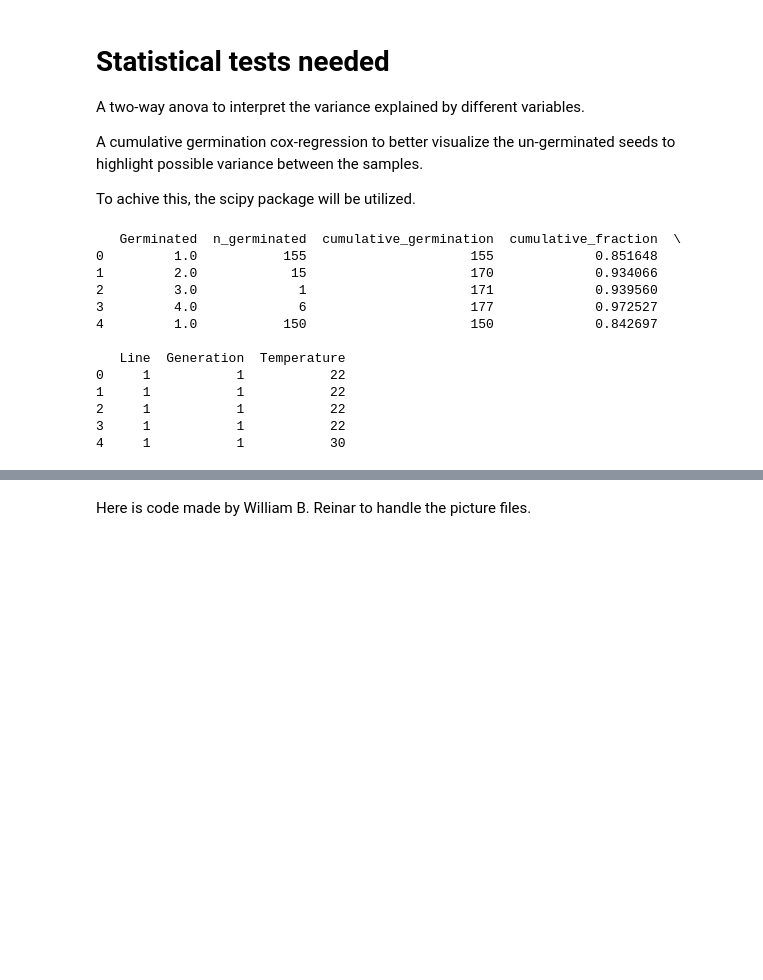
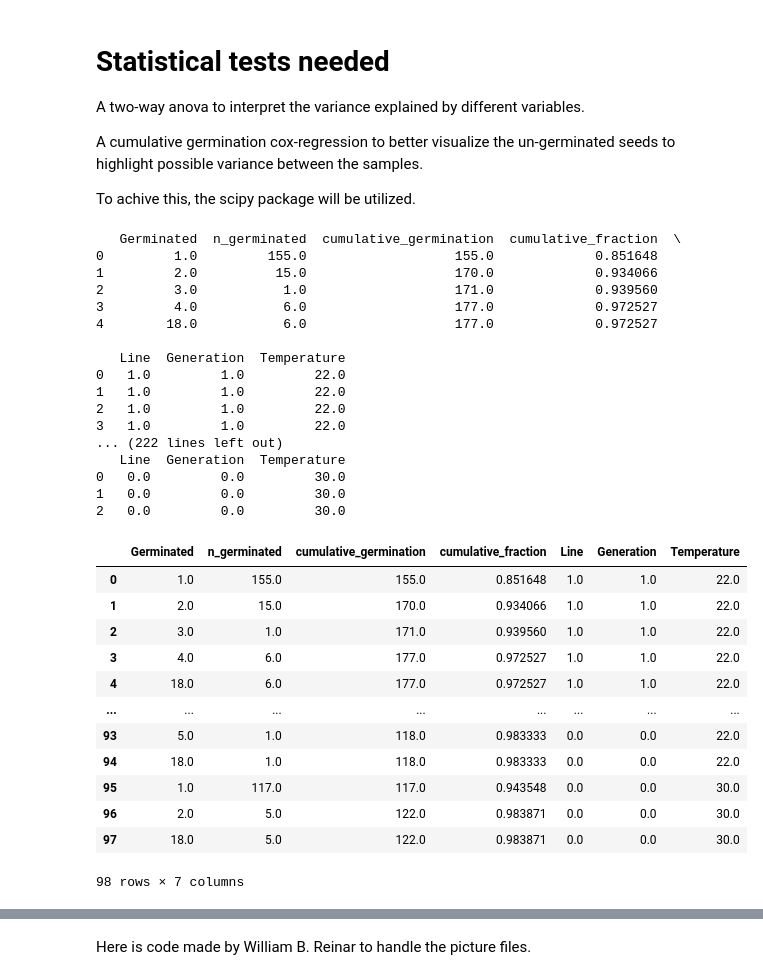
Before and after one commit to JoakimHaraldsvik/Germination, a Jupyter notebook: Germination_2025.ipynb, the cells around one changed output, grey strips where cells are left out. Drawn from its saved outputs; the diff is of its cells as text; code cells hidden in the pictures; blank space fills up the shorter version.

```diff
--- a/Germination_2025.ipynb
+++ b/Germination_2025.ipynb
@@ -170,45 +170,85 @@ for line in Germination_df["Line"].unique():
 
             #Filtering out empty subsets caused by non existent combinations of variables.
             if subset.empty:
                 continue
-
+            subset
             #Counting the seeds that germinated each day in the subset.
             daily = (
                 subset.groupby("Germinated", as_index=False)
                 .size()
                 .rename(columns={"size": "n_germinated"})
                 .sort_values("Germinated")
             )
 
             #Cumulative germination by day, using the cumulative sum .cumsum
             daily["cumulative_germination"] = daily["n_germinated"].cumsum()
             #adding cumulative fraction of germination to the daily dataframe.
             daily["cumulative_fraction"] = daily["cumulative_germination"] / subset.shape[0]
 
             #storing the metadate for each subset in the daily dataframe.
             daily["Line"] = line
             daily["Generation"] = generation
             daily["Temperature"] = temperature
 
+            #Checking if the subset has an entyr for the last day of the experiment
+            max_day = daily["Germinated"].max()
+
+            if max_day < 18:
+                #Copy the last row, to get a nicer plot
+                last_row = daily.iloc[-1].copy() #Uses pandas, to fetch the last row with indexing and copying it
+
+                #Change the last row's germinated to be equal 18
+                last_row["Germinated"] = 18
+
+                #Append the new row to the daily subset
+                daily = pd.concat(
+                    [daily, last_row.to_frame().T], #Converts last_row from a series to a df, and transposes it into a row.
+                    ignore_index=True)
+
+                # Resort daily by Germinated, and reconstructs the index of daily
+                daily = daily.sort_values("Germinated").reset_index(drop=True)
+            print(daily)
             Cumulative_germination.append(daily)
 
 #print(Cumulative_germination)
 Cumulative_germination_df = pd.concat(Cumulative_germination, ignore_index=True)
-print(Cumulative_germination_df.head())
+#print(Cumulative_germination_df.head())
+Cumulative_germination_df
+#Grouped_Cumulative_germination = Cumulative_germination_df.groupby(["Line", "Generation", "Temperature"])
+#print(Grouped_Cumulative_germination.head())
+#Grouped_Cumulative_germination
+#Cumulative_germination_df[Cumulative_germination_df.Line == 1]
 # %% [output]
    Germinated  n_germinated  cumulative_germination  cumulative_fraction  \
-0         1.0           155                     155             0.851648
-1         2.0            15                     170             0.934066
-2         3.0             1                     171             0.939560
-3         4.0             6                     177             0.972527
-4         1.0           150                     150             0.842697
+0         1.0         155.0                   155.0             0.851648
+1         2.0          15.0                   170.0             0.934066
+2         3.0           1.0                   171.0             0.939560
+3         4.0           6.0                   177.0             0.972527
+4        18.0           6.0                   177.0             0.972527
 
    Line  Generation  Temperature
-0     1           1           22
-1     1           1           22
-2     1           1           22
-3     1           1           22
-4     1           1           30
+0   1.0         1.0         22.0
+1   1.0         1.0         22.0
+2   1.0         1.0         22.0
+3   1.0         1.0         22.0
+... (222 lines left out)
+   Line  Generation  Temperature
+0   0.0         0.0         30.0
+1   0.0         0.0         30.0
+2   0.0         0.0         30.0
+|  | Germinated | n_germinated | cumulative_germination | cumulative_fraction | Line | Generation | Temperature |
+| 0 | 1.0 | 155.0 | 155.0 | 0.851648 | 1.0 | 1.0 | 22.0 |
+| 1 | 2.0 | 15.0 | 170.0 | 0.934066 | 1.0 | 1.0 | 22.0 |
+| 2 | 3.0 | 1.0 | 171.0 | 0.939560 | 1.0 | 1.0 | 22.0 |
+| 3 | 4.0 | 6.0 | 177.0 | 0.972527 | 1.0 | 1.0 | 22.0 |
+| 4 | 18.0 | 6.0 | 177.0 | 0.972527 | 1.0 | 1.0 | 22.0 |
+| ... | ... | ... | ... | ... | ... | ... | ... |
+| 93 | 5.0 | 1.0 | 118.0 | 0.983333 | 0.0 | 0.0 | 22.0 |
+| 94 | 18.0 | 1.0 | 118.0 | 0.983333 | 0.0 | 0.0 | 22.0 |
+| 95 | 1.0 | 117.0 | 117.0 | 0.943548 | 0.0 | 0.0 | 30.0 |
+| 96 | 2.0 | 5.0 | 122.0 | 0.983871 | 0.0 | 0.0 | 30.0 |
+| 97 | 18.0 | 5.0 | 122.0 | 0.983871 | 0.0 | 0.0 | 30.0 |
+98 rows × 7 columns
 # %%
 #Making a plot of the cumulative germination fraction over time for each line, generation, and temperature.
 
```
Also changed, not shown: parts of 1 cell of this notebook.
